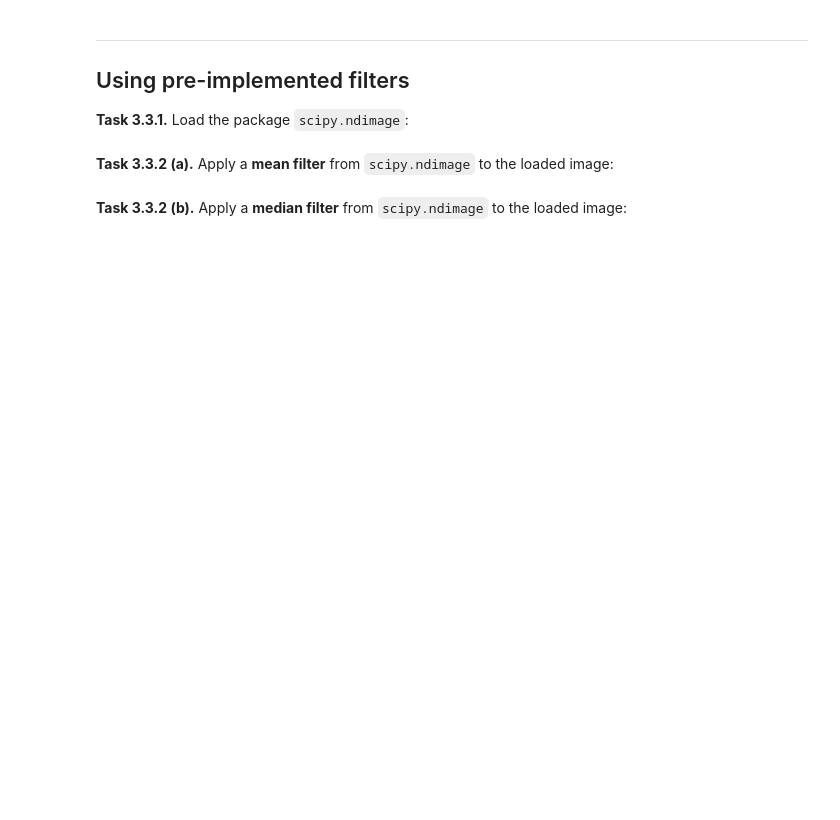
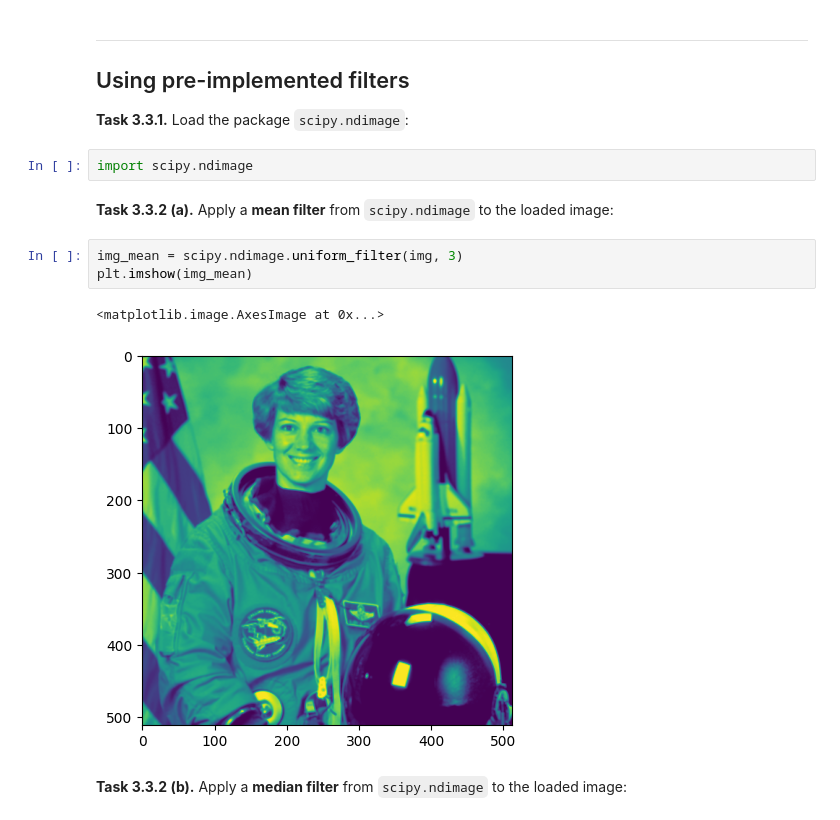
Before and after one commit to Ellolll/mobi-fs3-python, a Jupyter notebook: task3.ipynb, the cells around one changed output. Cells and saved outputs as stored; diff of their text form; blank space fills up the shorter version.

```diff
--- a/task3.ipynb
+++ b/task3.ipynb
@@ -95,7 +116,15 @@ Then, compare your result for filter size `5` with the correct result image `dat
 ## Using pre-implemented filters
 
 **<a id="#">Task 3.3.1.</a>** Load the package `scipy.ndimage`:
+# %%
+import scipy.ndimage
 # %% [markdown]
 **<a id="#">Task 3.3.2 (a).</a>** Apply a **mean filter** from `scipy.ndimage` to the loaded image:
+# %%
+img_mean = scipy.ndimage.uniform_filter(img, 3)
+plt.imshow(img_mean)
+# %% [output]
+<matplotlib.image.AxesImage at 0x...>
+[figure, added]
 # %% [markdown]
 **<a id="#">Task 3.3.2 (b).</a>** Apply a **median filter** from `scipy.ndimage` to the loaded image:
```
Also changed, not shown: parts of 8 cells of this notebook.
